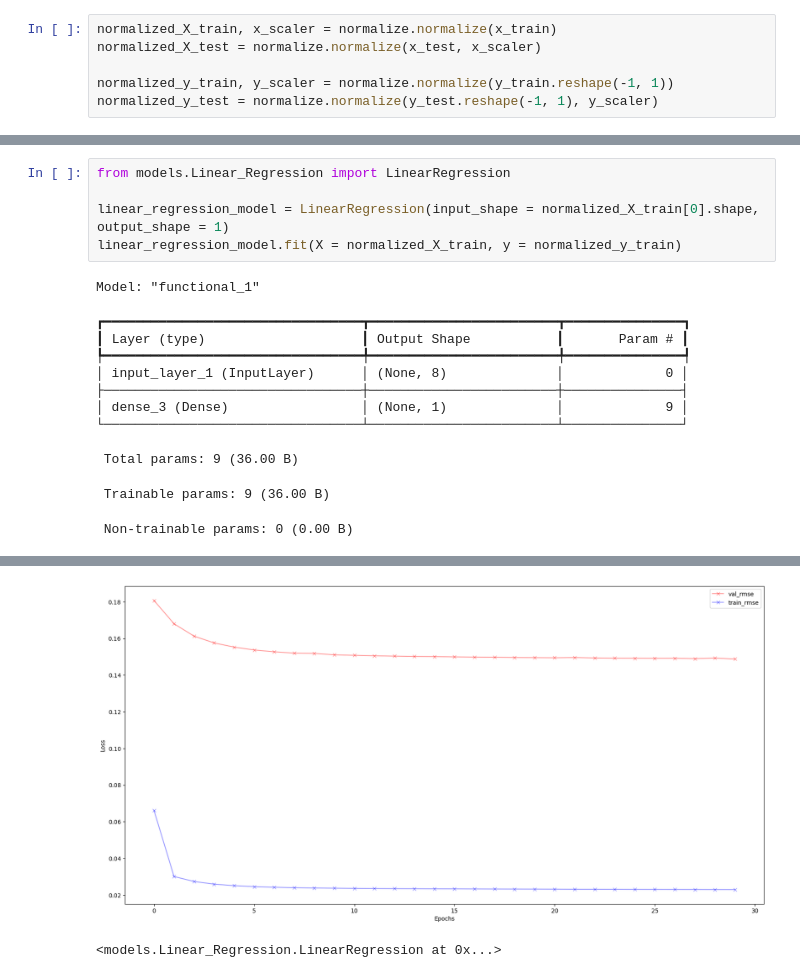
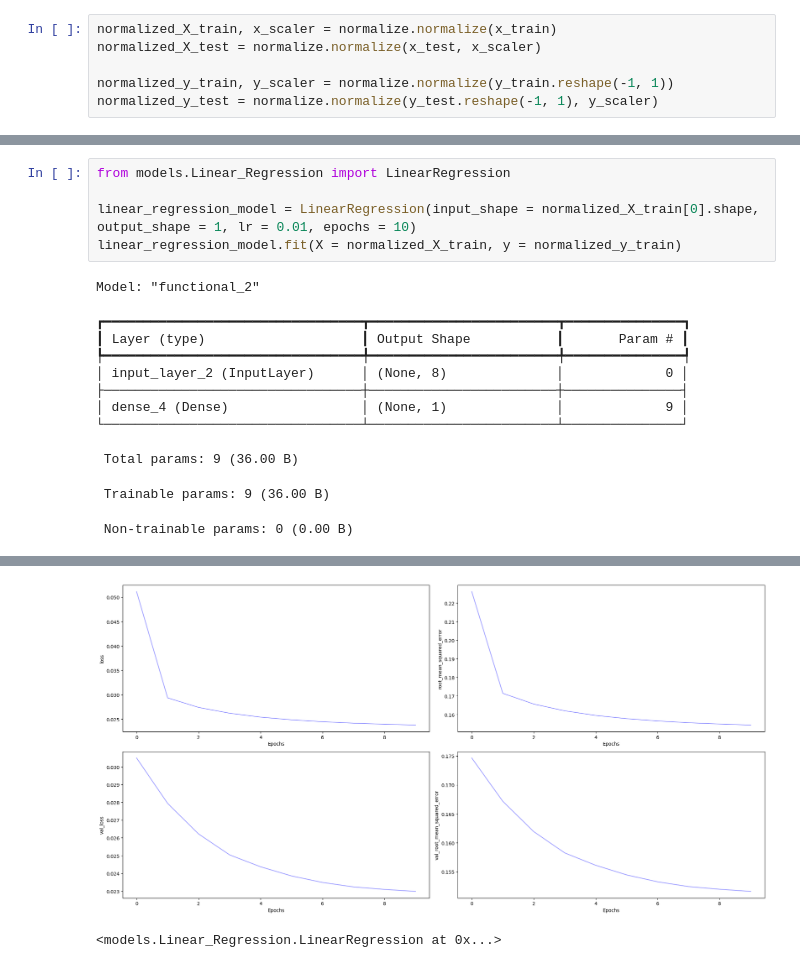
Before and after one commit to nguyenddat/Learn_AI, a Jupyter notebook: California_Housing_Price/House_price.ipynb, the cells around one changed output, grey strips where cells are left out. Drawn from its saved outputs; the diff is of its cells as text.

```diff
--- a/California_Housing_Price/House_price.ipynb
+++ b/California_Housing_Price/House_price.ipynb
@@ -144,16 +147,16 @@ Epoch 30/30
 # %%
 from models.Linear_Regression import LinearRegression
 
-linear_regression_model = LinearRegression(input_shape = normalized_X_train[0].shape, output_shape = 1)
+linear_regression_model = LinearRegression(input_shape = normalized_X_train[0].shape, output_shape = 1, lr = 0.01, epochs = 10)
 linear_regression_model.fit(X = normalized_X_train, y = normalized_y_train)
 # %% [output]
-Model: "functional_1"
+Model: "functional_2"
 ┏━━━━━━━━━━━━━━━━━━━━━━━━━━━━━━━━━┳━━━━━━━━━━━━━━━━━━━━━━━━┳━━━━━━━━━━━━━━━┓
 ┃ Layer (type)                    ┃ Output Shape           ┃       Param # ┃
 ┡━━━━━━━━━━━━━━━━━━━━━━━━━━━━━━━━━╇━━━━━━━━━━━━━━━━━━━━━━━━╇━━━━━━━━━━━━━━━┩
-│ input_layer_1 (InputLayer)      │ (None, 8)              │             0 │
+│ input_layer_2 (InputLayer)      │ (None, 8)              │             0 │
 ├─────────────────────────────────┼────────────────────────┼───────────────┤
-│ dense_3 (Dense)                 │ (None, 1)              │             9 │
+│ dense_4 (Dense)                 │ (None, 1)              │             9 │
 └─────────────────────────────────┴────────────────────────┴───────────────┘
  Total params: 9 (36.00 B)
  Trainable params: 9 (36.00 B)
@@ -178,2 +184,2 @@ Epoch 30/30
-[figure, old version]
+[figure, new version]
 <models.Linear_Regression.LinearRegression at 0x...>
```
Also changed, not shown: parts of 3 cells of this notebook, 2 other files.
